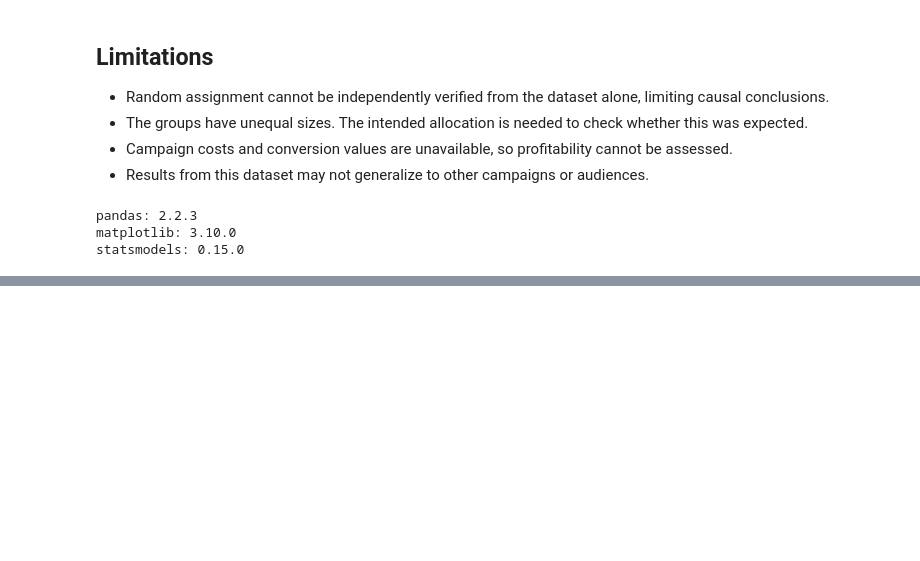
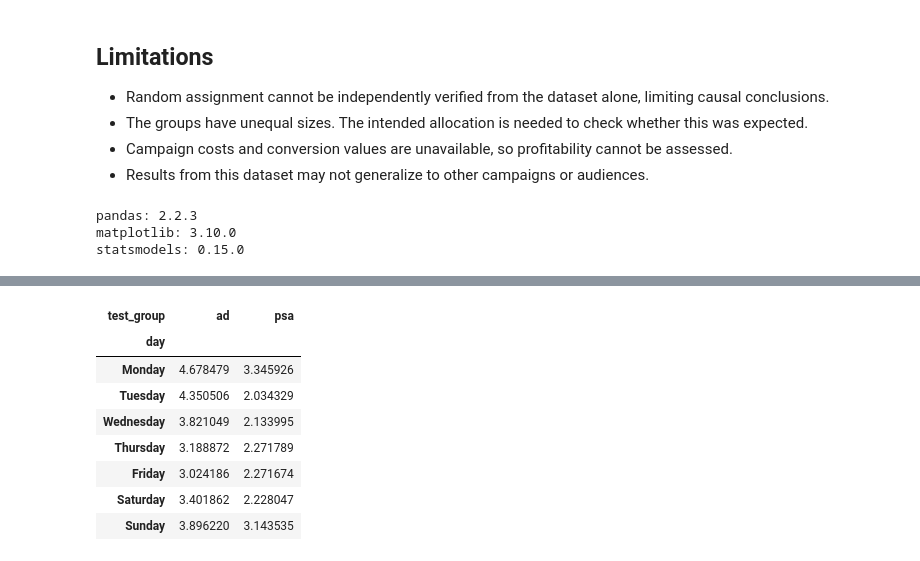
Before and after one commit to mehakgupta0406/marketing-ab-test-analysis, a Jupyter notebook: Marketing_ab_testing.ipynb, the cells around one changed output, grey strips where cells are left out. Saved outputs shown, nothing was run; the diff lists cells and outputs as text; code cells hidden in the pictures; blank space fills up the shorter version.

```diff
--- a/Marketing_ab_testing.ipynb
+++ b/Marketing_ab_testing.ipynb
@@ -306,0 +310,14 @@ statsmodels: 0.15.0
+# %%
+day_result = pd.read_sql_query(day_query, conn)
+# %%
+day_order = [
+    "Monday", "Tuesday", "Wednesday",
+    "Thursday", "Friday", "Saturday", "Sunday"
+]
+# %%
+print("Day and group summary:")
+print(
+    day_result.set_index(["day", "test_group"])
+    .reindex(day_order, level="day")
+    .round(2)
+)
@@ -306,0 +342,18 @@ statsmodels: 0.15.0
+# %%
+day_comparison = day_result.pivot(
+    index="day",
+    columns="test_group",
+    values="conversion_rate"
+).reindex(day_order)
+# %%
+day_comparison
+# %% [output]
+| test_group | ad | psa |
+| day |  |  |
+| Monday | 4.678479 | 3.345926 |
+| Tuesday | 4.350506 | 2.034329 |
+| Wednesday | 3.821049 | 2.133995 |
+| Thursday | 3.188872 | 2.271789 |
+| Friday | 3.024186 | 2.271674 |
+| Saturday | 3.401862 | 2.228047 |
+| Sunday | 3.896220 | 3.143535 |
```
Also changed, not shown: parts of 21 cells of this notebook.
